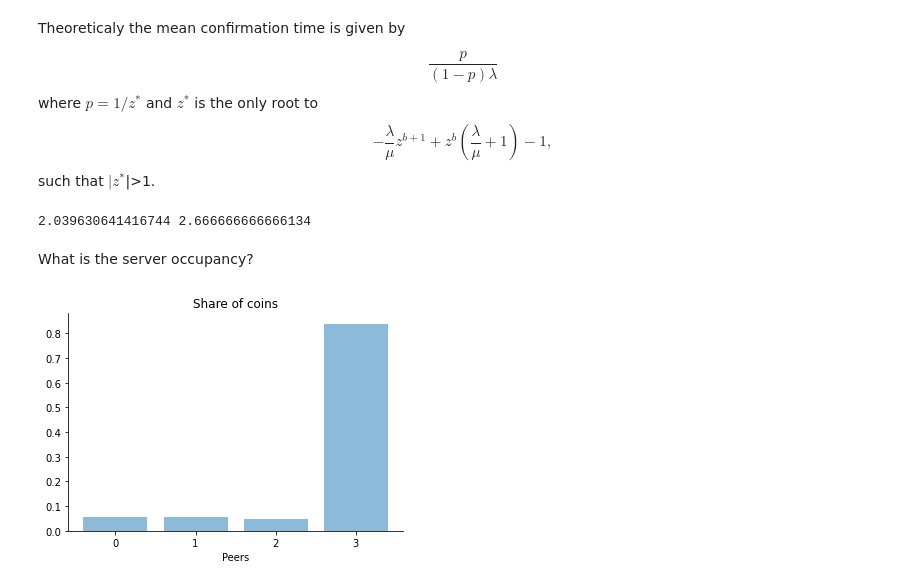
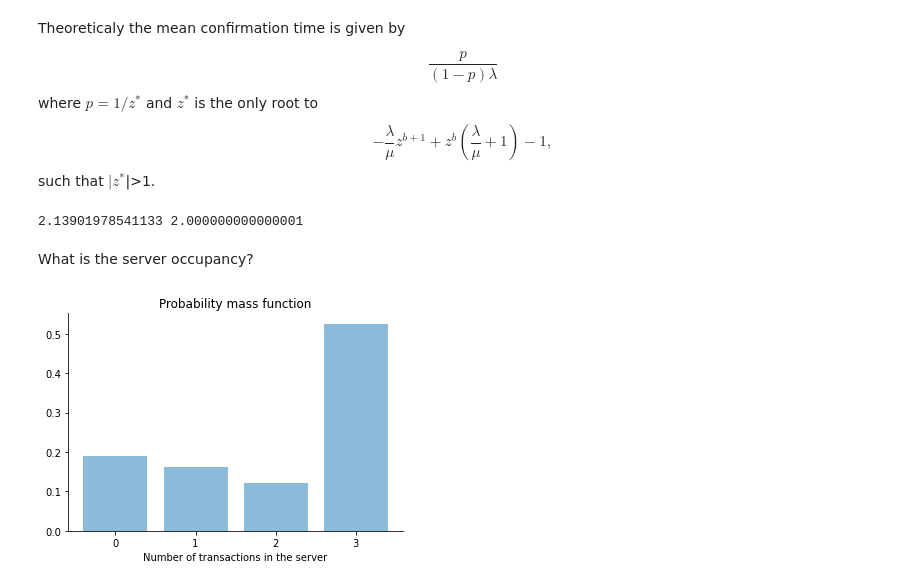
Before and after one commit to LaGauffre/BLOCKASTICS, a Jupyter notebook: Python/lecture_2.ipynb, the cells around one changed output. Drawn from its saved outputs; the diff is of its cells as text; code cells hidden in the pictures.

```diff
--- a/Python/lecture_2.ipynb
+++ b/Python/lecture_2.ipynb
@@ -114,7 +116,7 @@ Denote by $(S_i)$ the transaction arrival time and $(T_i)$ the blockarrival time
 We denote by $N_t$ the number of transaction and $M_t$ the number of block up to time $t>0$. Both of the processes are Poisson process with respective intensity $\lambda$ and $\mu$.
 # %%
 # Parameters of the transaction arrival, the block size and the service time
-μ, λ, b = 3, 8, 3
+μ, λ, b = 1, 2, 3
 print("stationarity holds? "+ str(λ < b * μ) )
 # We set a time horizon, the higher the better to reach stationarity
 t = 10000
@@ -158,7 +160,6 @@ $$
 $$
 such that $|z^\ast$|>1.
 # %%
-import scipy as sc
 def f(x):
     return(- λ / μ *x**(b+1) + x**b * (λ / μ + 1) - 1 )
 
@@ -169,15 +170,15 @@ latency, throughput = p/(1-p)/λ, sum(np.arange(0,b+1) * geom_pmf) + p**(b+1)*b
 
 print(latency, throughput)
 # %% [output]
-2.039630641416744 2.666666666666134
+2.13901978541133 2.000000000000001
 # %% [markdown]
 What is the server occupancy?
 # %%
 # sum(server == 0)/len(server)
 plt.bar(np.arange(0, b+1,1), np.array([np.mean(np.array(server)==k) for k in range(b+1)]), alpha = 0.5)
 plt.xticks(np.arange(0, b+1,1))
-plt.xlabel('Peers')
-plt.title('Share of coins')
+plt.xlabel('Number of transactions in the server')
+plt.title('Probability mass function')
 sns.despine()
 # %% [output]
-[figure, old version]
+[figure, new version]
```
Also changed, not shown: parts of 5 cells of this notebook, 3 other files.
